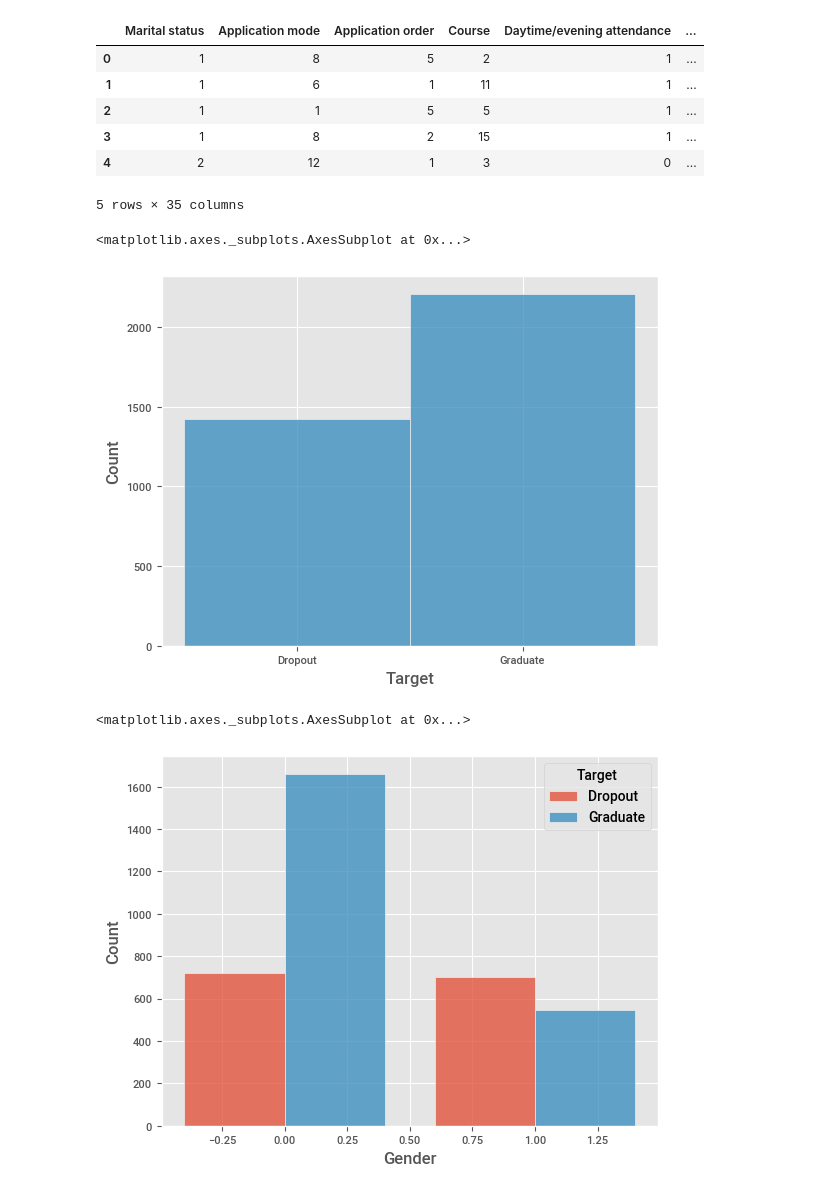
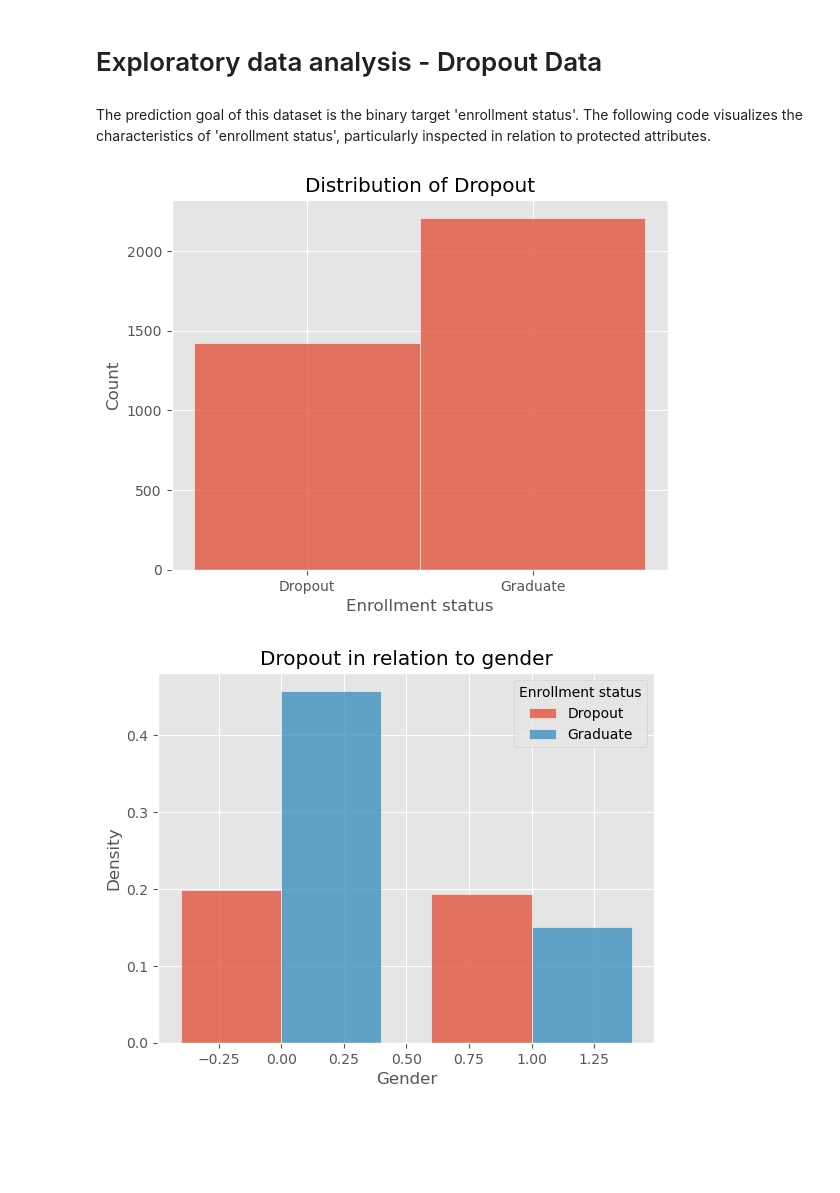
Before and after one commit to Marcus-Friis/afae-exam, a Jupyter notebook: notebooks/eda_dropout.ipynb, the cells around one changed output. Cells and saved outputs as stored; diff of their text form; code cells hidden in the pictures; blank space fills up the shorter version.

```diff
--- a/notebooks/eda_dropout.ipynb
+++ b/notebooks/eda_dropout.ipynb
@@ -1,3 +1,5 @@
+# %% [markdown]
+# Exploratory data analysis - Dropout Data
 # %%
 import pandas as pd
 import numpy as np
@@ -5,27 +9,35 @@ import numpy as np
 import seaborn as sns
 import matplotlib.pyplot as plt
 plt.style.use("ggplot")
+# %%
+# path for saving figures
+fig_path = '../reports/figs/eda_dropout'
+
+# helper function for saving figures
+def save_fig(fig, filename):
+    fig.savefig(os.path.join(fig_path, filename), bbox_inches='tight')
 # %%
-df = pd.read_csv("data/students.csv")
+df = pd.read_csv("../data/dropout.csv")
 df = df.drop(df[df.Target=='Enrolled'].index)
-df.head()
+
+df.rename({'Target': 'Enrollment status'}, axis=1, inplace=True)
+df.rename({'Nacionality': 'Nationality'}, axis=1, inplace=True)
-# %% [output]
-|  | Marital status | Application mode | Application order | Course | Daytime/evening attendance | ... |
-| 0 | 1 | 8 | 5 | 2 | 1 | ... |
-| 1 | 1 | 6 | 1 | 11 | 1 | ... |
-| 2 | 1 | 1 | 5 | 5 | 1 | ... |
-| 3 | 1 | 8 | 2 | 15 | 1 | ... |
-| 4 | 2 | 12 | 1 | 3 | 0 | ... |
-5 rows × 35 columns
+# %% [markdown]
+The prediction goal of this dataset is the binary target 'enrollment status'. The following code visualizes the characteristics of 'enrollment status', particularly inspected in relation to protected attributes.
 # %%
 fig,ax = plt.subplots()
-sns.histplot(x="Target",data=df,ax=ax)
+sns.histplot(x=  "Enrollment status",data=df,ax=ax)
+
+ax.set_title("Distribution of Dropout")
+save_fig(fig, "dropout_dist.svg")
 # %% [output]
-<matplotlib.axes._subplots.AxesSubplot at 0x...>
-[figure, old version]
+[figure, new version]
 # %%
 fig,ax = plt.subplots()
-sns.histplot(x="Gender",data=df, hue="Target",multiple="dodge",discrete=True,shrink=.8)
+sns.histplot(x="Gender",data=df, hue=  "Enrollment status",multiple="dodge",discrete=True,shrink=.8,stat="density")
+
+
+ax.set_title("Dropout in relation to gender")
+save_fig(fig, "dropout_gender.svg")
 # %% [output]
-<matplotlib.axes._subplots.AxesSubplot at 0x...>
-[figure, old version]
+[figure, new version]
```
Also changed, not shown: parts of 12 cells of this notebook, 10 other files.
